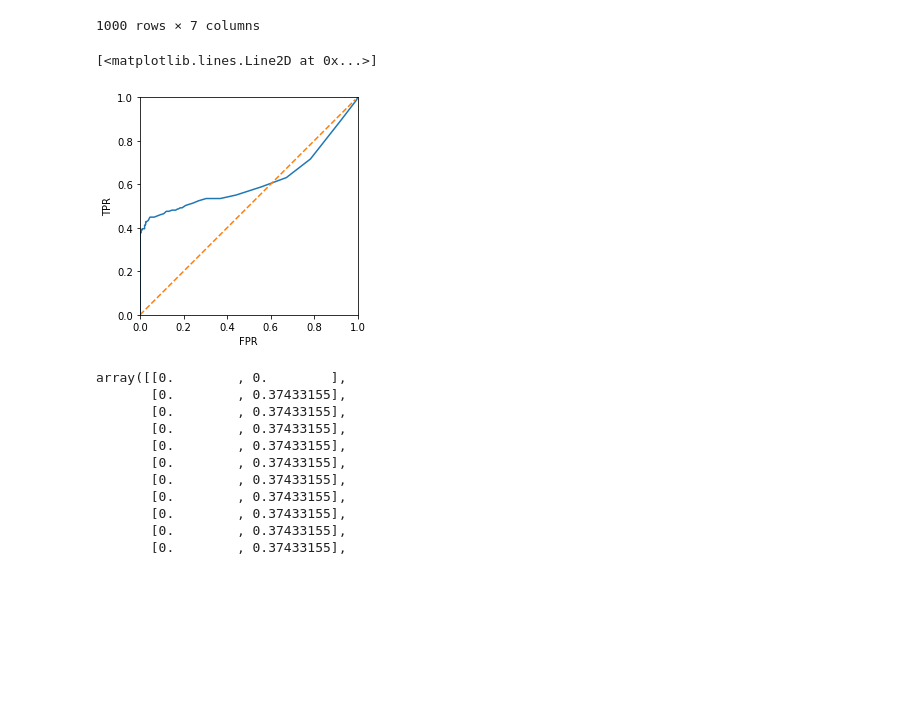
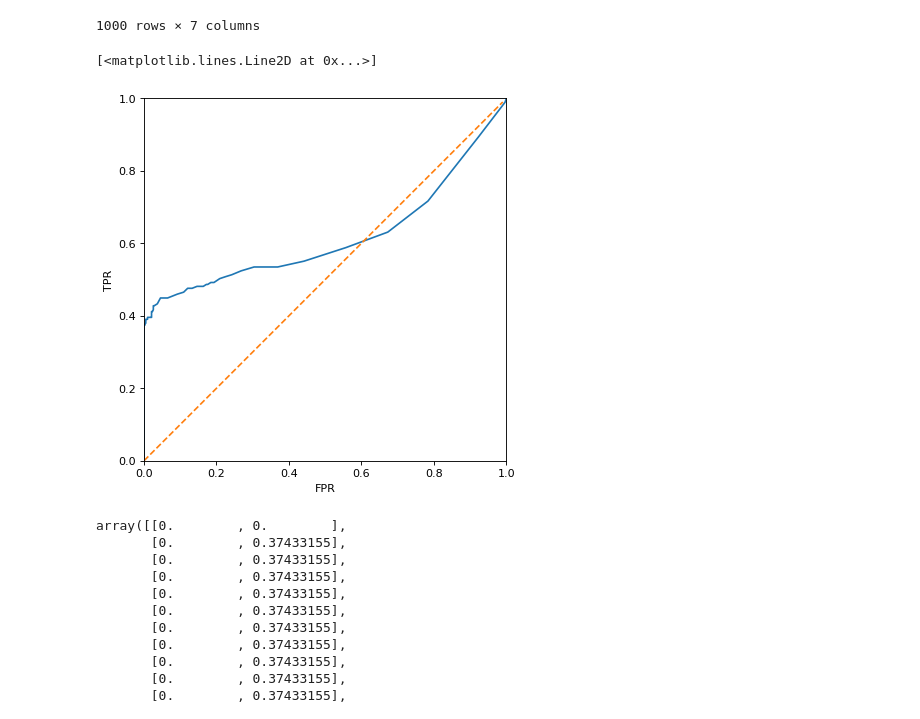
Before and after one commit to devourers/masters-diploma, a Jupyter notebook: sample.ipynb, the cells around one changed output. Cells and saved outputs as stored; diff of their text form; code cells hidden in the pictures; blank space fills up the shorter version.

```diff
--- a/sample.ipynb
+++ b/sample.ipynb
@@ -114,20 +116,21 @@ pts = process_rejects.get_roc_curve(processed_df,  0.01)
 # %%
 import matplotlib.pyplot as plt
 import numpy as np
 pts = np.array(pts)
 mid = np.array([[i/100, i/100] for i in range(100)])
+fig, ax = plt.subplots(figsize=(8, 6), dpi=80)
 x = pts[:,0]
 y = pts[:,1]
-plt.gca().set_aspect("equal")
-plt.xlim([0,1])
-plt.xlabel("FPR")
-plt.ylabel("TPR")
-plt.ylim([0,1])
-plt.plot(x, y)
-plt.plot(mid[:,0], mid[:,1], linestyle='dashed')
+fig.gca().set_aspect("equal")
+ax.set_xlim([0,1])
+ax.set_xlabel("FPR")
+ax.set_ylabel("TPR")
+ax.set_ylim([0,1])
+ax.plot(x, y)
+ax.plot(mid[:,0], mid[:,1], linestyle='dashed')
 # %% [output]
 [<matplotlib.lines.Line2D at 0x...>]
-[figure, old version]
+[figure, new version]
 # %%
 pts
 # %% [output]
```
Also changed, not shown: parts of 1 cell of this notebook, 2 other files.
